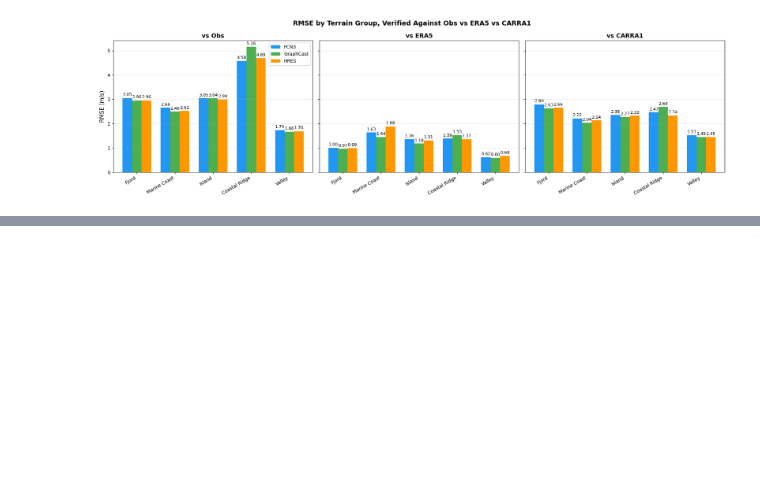
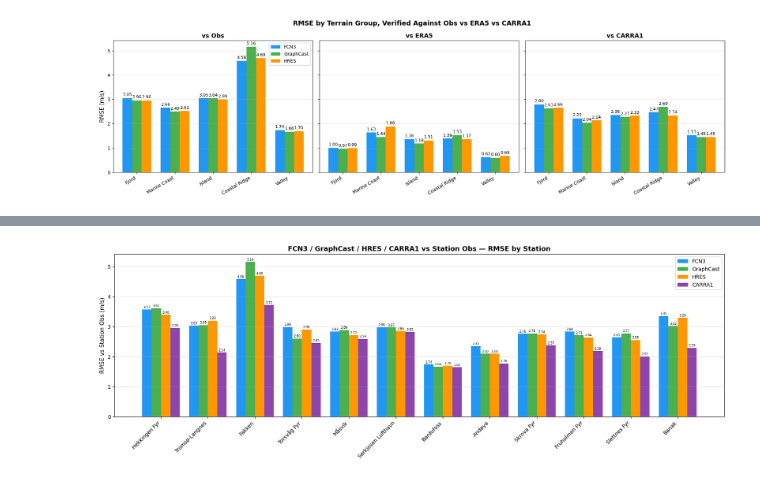
Before and after one commit to chensy618/WF-experiments, a Jupyter notebook: experiments/notebooks/carra_vs_models_comparison.ipynb, the cells around one changed output, grey strips where cells are left out. Cells and saved outputs as stored; diff of their text form; code cells hidden in the pictures; blank space fills up the shorter version.

```diff
--- a/experiments/notebooks/carra_vs_models_comparison.ipynb
+++ b/experiments/notebooks/carra_vs_models_comparison.ipynb
@@ -597,0 +619,14 @@ plt.show()
+# %%
+# 5.0 Combine FCN3/GraphCast/HRES-vs-Obs (Section 4.2) with CARRA1-vs-Obs (Section 3.5)
+# into one table with a common 'model' column, so all four methods can be compared like-for-like.
+ALL_METHODS_ORDER = MODEL_ORDER + ['CARRA1']
+
+carra_component = metrics_carra_vs_obs_station.drop(columns='station_name').assign(model='CARRA1')
+all_methods_vs_obs_station = pd.concat([metrics_vs_obs_station, carra_component], ignore_index=True)
+all_methods_vs_obs_station = all_methods_vs_obs_station[
+    ['model', 'station', 'N', 'RMSE', 'MAE', 'Bias', 'nRMSE', 'nBias', 'Corr']]
+
+print('=== FCN3 / GraphCast / HRES / CARRA1 vs Station Obs, by station ===')
+display(all_methods_vs_obs_station
+        .assign(station=lambda d: d['station'].map(lambda s: STATIONS_BY_ID[s]['name']))
+        .round(3))
@@ -597,0 +684,28 @@ plt.show()
+# %%
+# 5.2 Grouped bar chart: RMSE vs Station Obs, all four methods, by station
+METHOD_CLR = {**CLR, 'CARRA1': CLR['CARRA']}
+
+order = STATION_ORDER
+labels = [STATIONS_BY_ID[s]['name'] for s in order]
+m = all_methods_vs_obs_station.set_index(['model', 'station'])
+x = np.arange(len(order)); w = 0.2
+
+fig, ax = plt.subplots(figsize=(17, 6))
+for mi, method in enumerate(ALL_METHODS_ORDER):
+    vals = [m.loc[(method, s), 'RMSE'] if (method, s) in m.index else np.nan for s in order]
+    bars = ax.bar(x + (mi - 1.5) * w, vals, width=w, color=METHOD_CLR[method], label=method)
+    ax.bar_label(bars, fmt='%.2f', fontsize=6, padding=1)
+
+ax.set_xticks(x)
+ax.set_xticklabels(labels, rotation=45, ha='right', fontsize=10)
+ax.set_ylabel('RMSE vs Station Obs (m/s)', fontsize=11)
+ax.set_title('FCN3 / GraphCast / HRES / CARRA1 vs Station Obs — RMSE by Station', fontsize=13, fontweight='bold')
+ax.legend(fontsize=10)
+ax.grid(axis='y', alpha=0.3)
+
+plt.tight_layout()
+plt.savefig(FIG_DIR / 'all_methods_vs_obs_station_bar.png', dpi=130, bbox_inches='tight')
+plt.savefig(FIG_DIR / 'all_methods_vs_obs_station_bar.pdf', bbox_inches='tight')
+plt.show()
+# %% [output]
+[figure, added]
```
Also changed, not shown: parts of 6 cells of this notebook.
